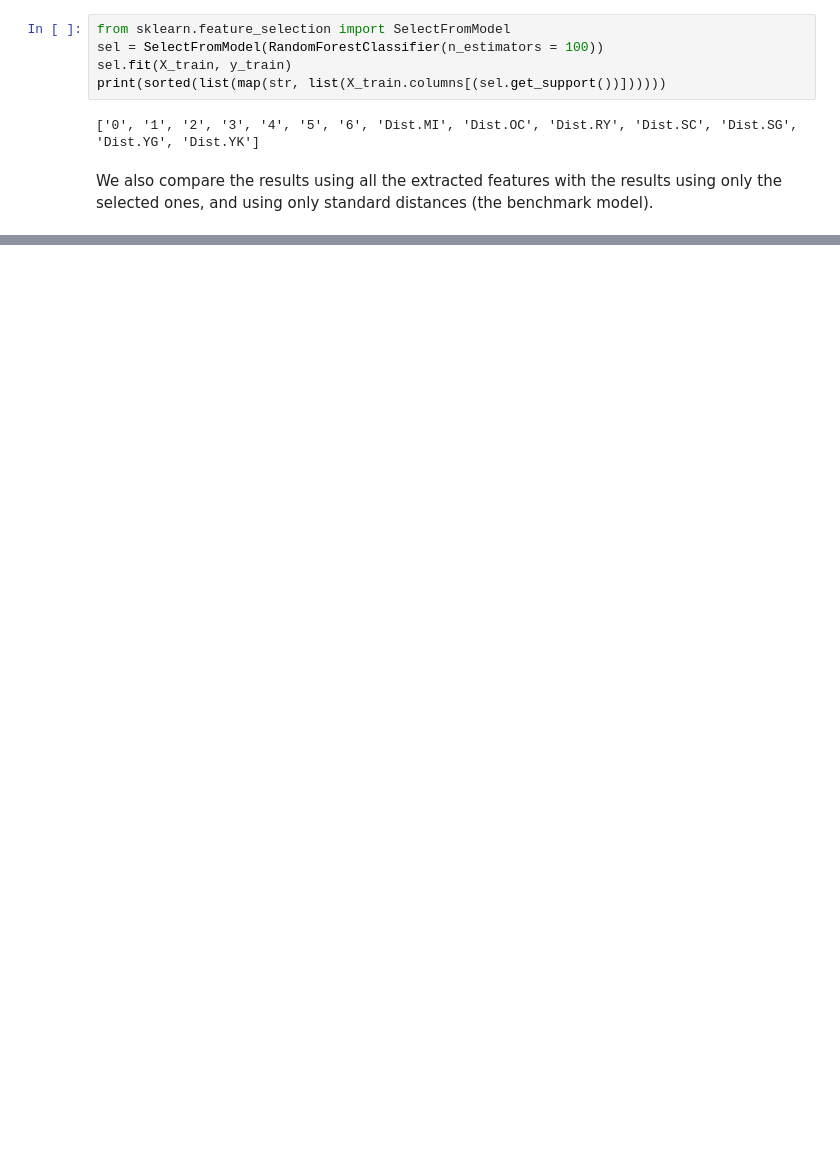
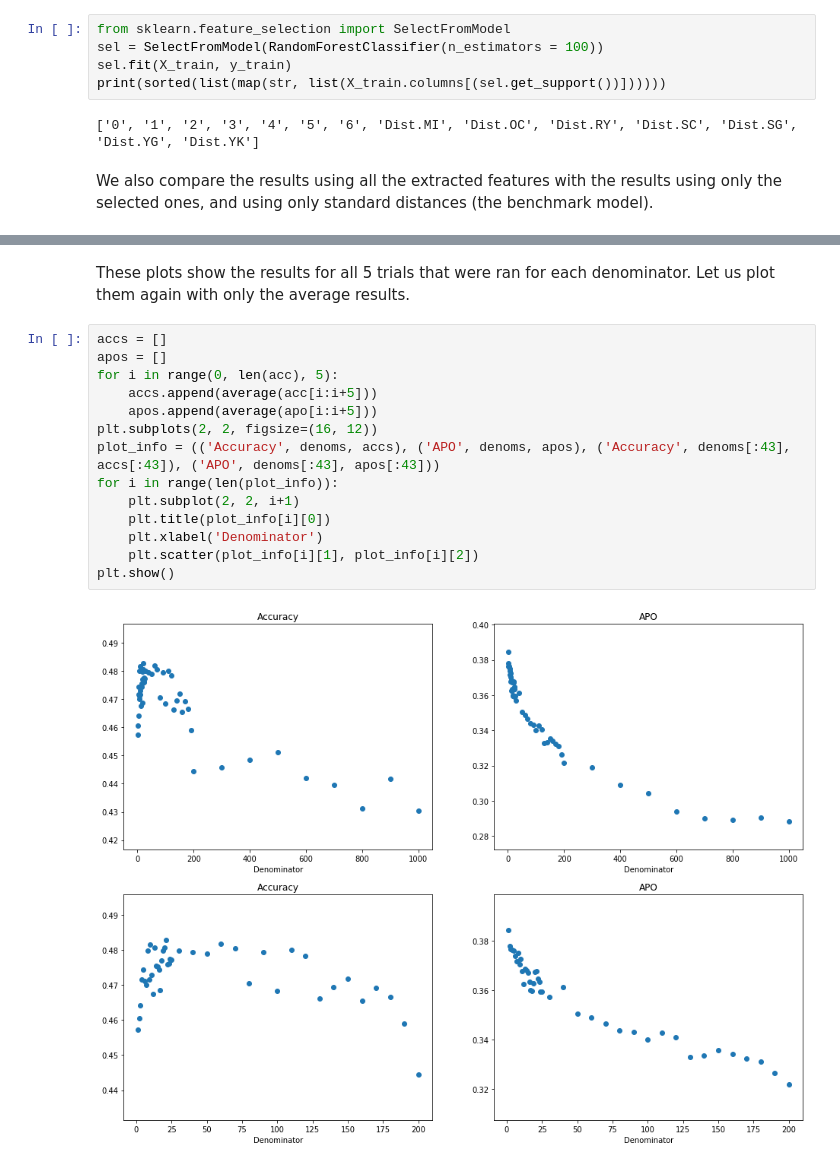
Before and after one commit to gonzaloMS-2000/PORPOS-TMG, a Jupyter notebook: Random_Forest/Location_Choice_Distance_Features.ipynb, the cells around one changed output, grey strips where cells are left out. Saved outputs shown, nothing was run; the diff lists cells and outputs as text; blank space fills up the shorter version.

```diff
--- a/Random_Forest/Location_Choice_Distance_Features.ipynb
+++ b/Random_Forest/Location_Choice_Distance_Features.ipynb
@@ -247,0 +299,18 @@ Some next steps include:
+# %% [markdown]
+These plots show the results for all 5 trials that were ran for each denominator. Let us plot them again with only the average results.
+# %%
+accs = []
+apos = []
+for i in range(0, len(acc), 5):
+    accs.append(average(acc[i:i+5]))
+    apos.append(average(apo[i:i+5]))
+plt.subplots(2, 2, figsize=(16, 12))
+plot_info = (('Accuracy', denoms, accs), ('APO', denoms, apos), ('Accuracy', denoms[:43], accs[:43]), ('APO', denoms[:43], apos[:43]))
+for i in range(len(plot_info)):
+    plt.subplot(2, 2, i+1)
+    plt.title(plot_info[i][0])
+    plt.xlabel('Denominator')
+    plt.scatter(plot_info[i][1], plot_info[i][2])
+plt.show()
+# %% [output]
+[figure, added]
```
Also changed, not shown: parts of 19 cells of this notebook, 1 other file.
